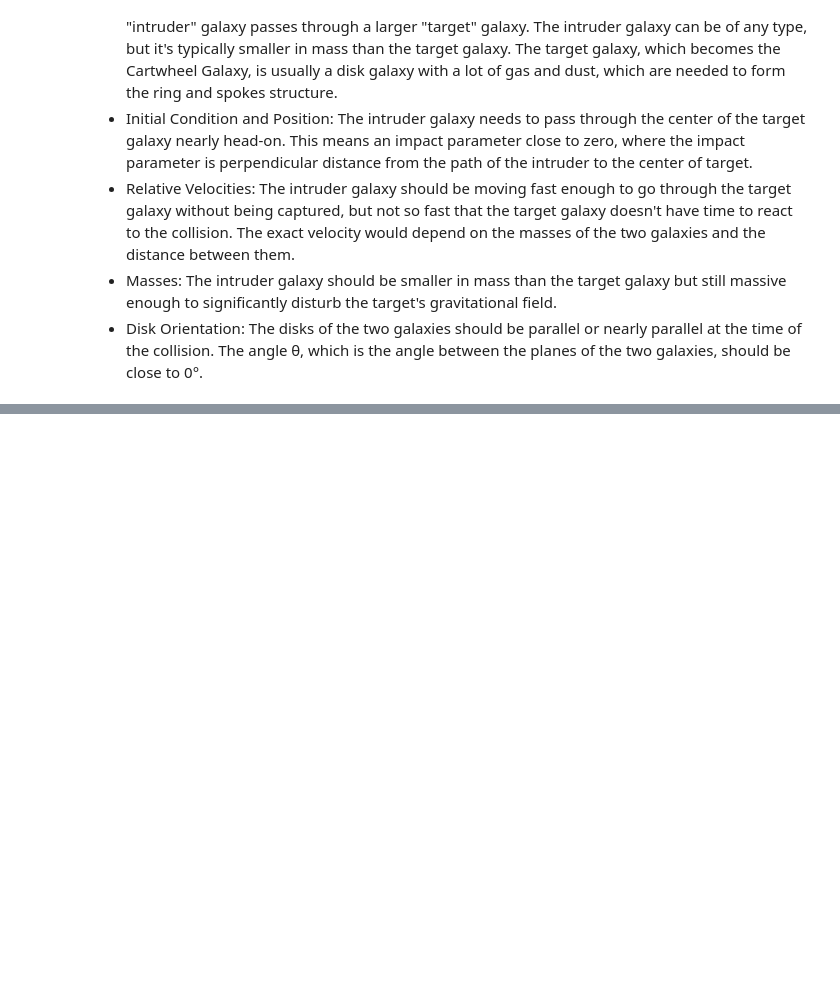
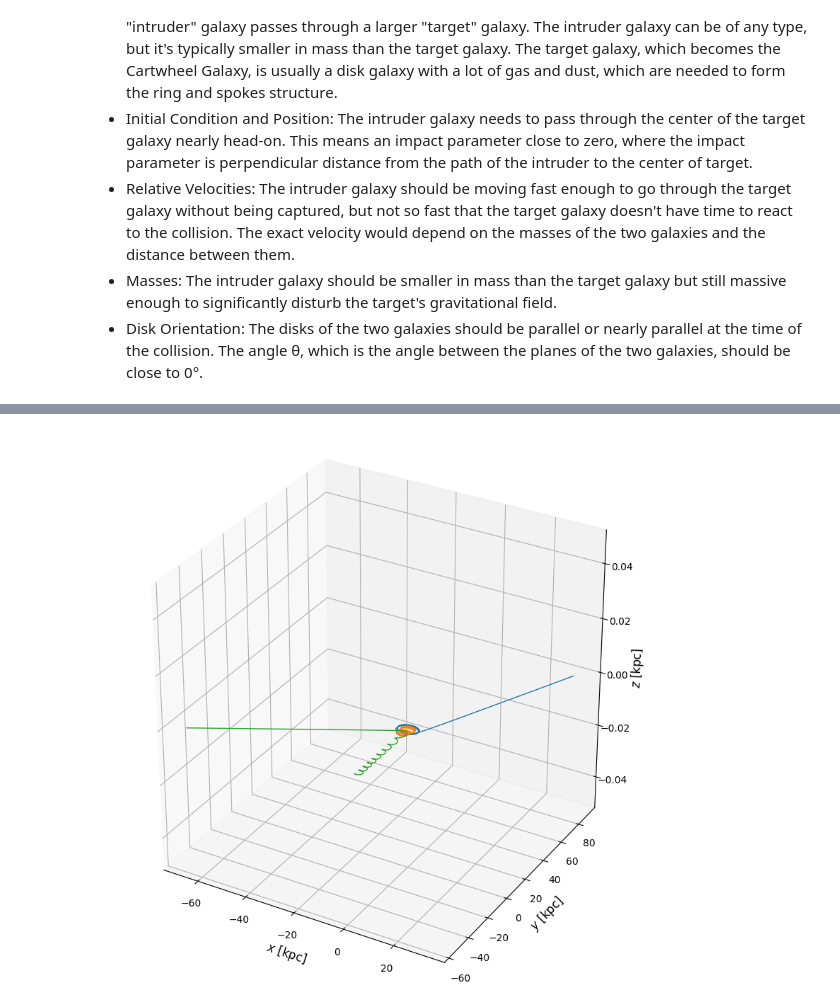
Before and after one commit to marcjermaine-pontiveros/galaxy-collision, a Jupyter notebook: notebook.ipynb, the cells around one changed output, grey strips where cells are left out. Drawn from its saved outputs; the diff is of its cells as text; code cells hidden in the pictures; blank space fills up the shorter version.

```diff
--- a/notebook.ipynb
+++ b/notebook.ipynb
@@ -299,0 +317,4 @@ show_orbits_3d(indices, snapshots)
+# %%
+show_orbits_3d(cartwheel_indices, cartwheel_snapshots)
+# %% [output]
+[figure, added]
```
Also changed, not shown: parts of 11 cells of this notebook.
